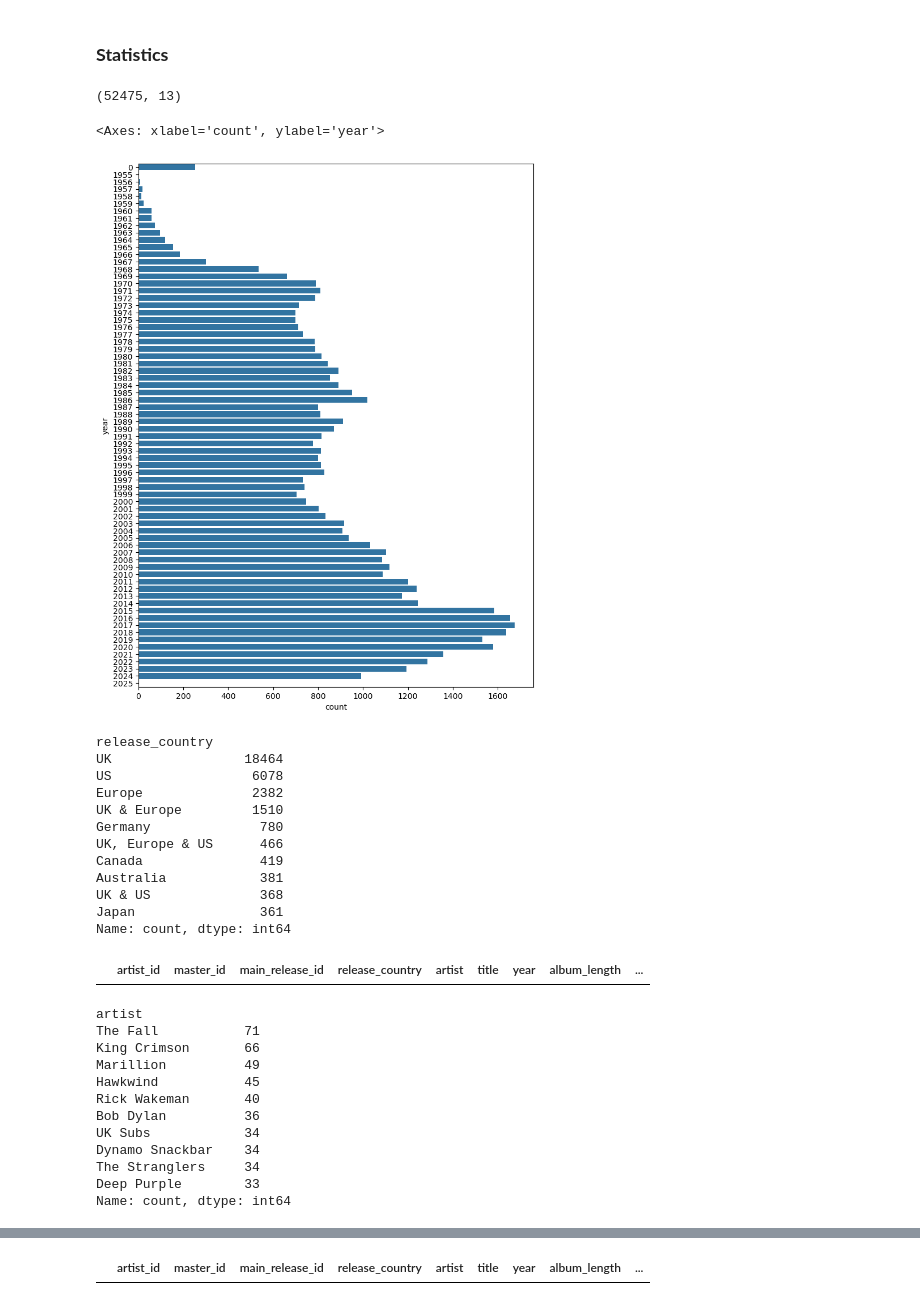
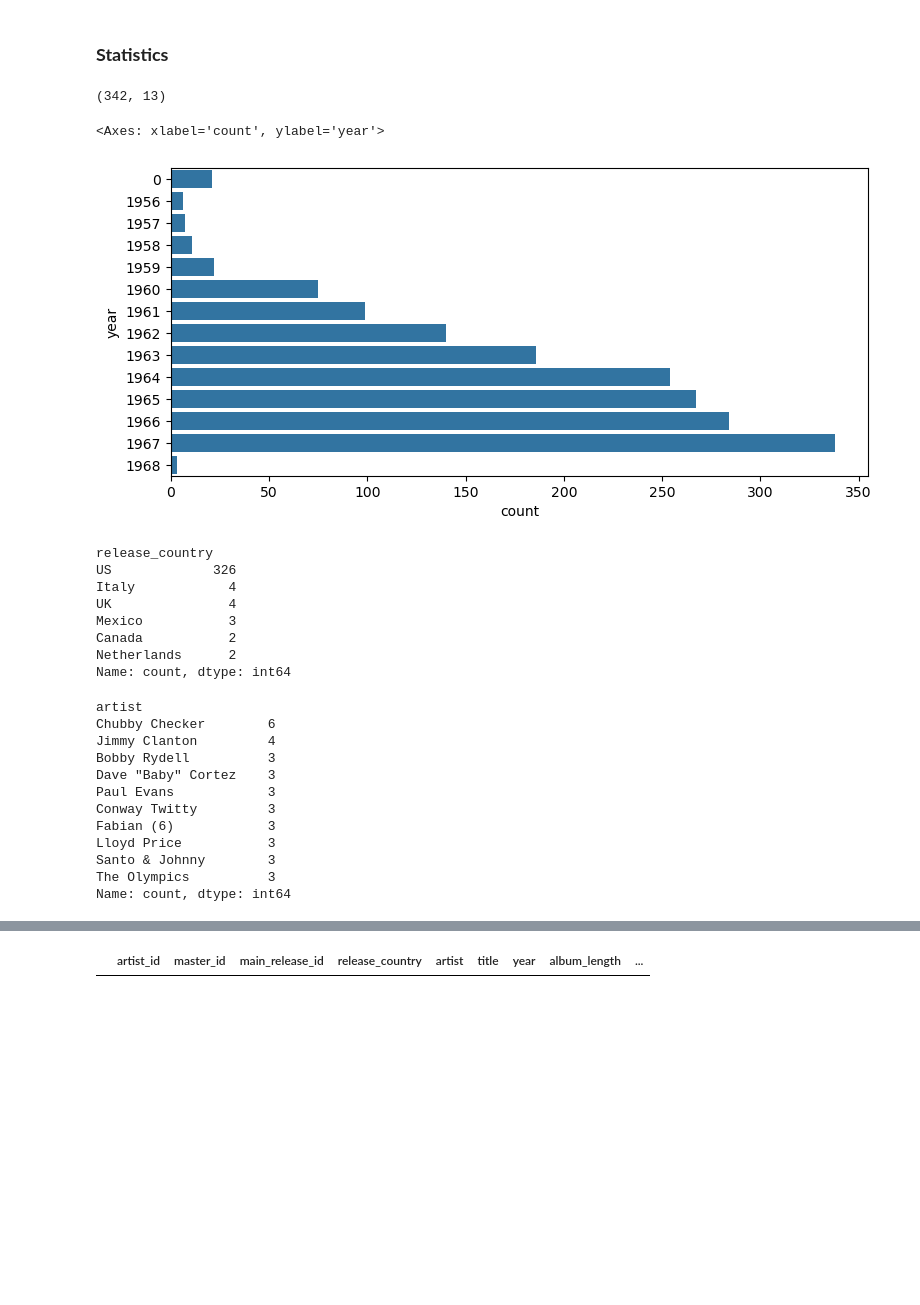
Before and after one commit to arnauog/what_the_rock, a Jupyter notebook: Discogs_API.ipynb, the cells around one changed output, grey strips where cells are left out. Cells and saved outputs as stored; diff of their text form; code cells hidden in the pictures; blank space fills up the shorter version.

```diff
--- a/Discogs_API.ipynb
+++ b/Discogs_API.ipynb
@@ -850,3 +879,5 @@ data.shape
+# %%
+data = pd.read_csv('Datasets/df_us_1968.csv')
 # %%
 print(f'{data.shape[0]} releases\n{data.artist.nunique()} different artists')
 # %% [output]
@@ -893,6 +939,6 @@ data.to_csv('Datasets/df_us_masters.csv', index=False)
 ### **Concat with the previous df**
 # %%
 # import the last df
-df_masters = pd.read_csv('Datasets/df_masters.csv')
+df_masters = pd.read_csv('Datasets/df_us_masters.csv')
 df_masters.shape
 # %% [output]
@@ -906,6 +946,6 @@ df_masters_70s.shape
 # %%
 # concat with the df of the albums I just scrapped
-df_masters_concat = pd.concat([data, df_masters_70s])
+df_masters_concat = pd.concat([df_masters, data])
 df_masters_concat.reset_index(drop=True, inplace=True)
 df_masters_concat.shape
 # %% [output]
@@ -912,0 +969,9 @@ df_masters_concat.shape
+# %%
+# check one by one if necessary
+try:
+    df_masters_concat.drop([1064], axis=0, inplace=True)
+    print('Rows dropped')
+    print(df_masters_concat.shape)
+except:
+    print("Couldn't drop these rows")
+    print(df_masters_concat.shape)
@@ -930,49 +996,41 @@ df_masters_concat.to_csv('Datasets/df_masters.csv', index=False)
 ### **Statistics**
 # %%
 # import the last df
-df_masters = pd.read_csv('Datasets/df_masters.csv')
+df_masters = pd.read_csv('Datasets/df_us_masters.csv')
 df_masters.shape
 # %% [output]
-(52475, 13)
+(342, 13)
 # %%
-plt.figure(figsize=(9,12))
+plt.figure(figsize=(9,4))
 sns.countplot(data=df_masters_concat, y='year')
 # %% [output]
 <Axes: xlabel='count', ylabel='year'>
-[figure, old version]
+[figure, new version]
 # %%
 df_masters_concat.release_country.value_counts().head(10)
 # %% [output]
 release_country
-UK                 18464
-US                  6078
-Europe              2382
-UK & Europe         1510
-Germany              780
-UK, Europe & US      466
-Canada               419
-Australia            381
-UK & US              368
-Japan                361
+US             326
+Italy            4
+UK               4
+Mexico           3
+Canada           2
+Netherlands      2
 Name: count, dtype: int64
-# %%
-df_masters_concat[df_masters_concat['artist']=='Extremoduro'].sort_values('year', ascending=False)
-# %% [output]
-|  | artist_id | master_id | main_release_id | release_country | artist | title | year | album_length | ... |
 # %%
 df_masters_concat.artist.value_counts().head(10)
 # %% [output]
 artist
-The Fall           71
-King Crimson       66
-Marillion          49
-Hawkwind           45
-Rick Wakeman       40
-Bob Dylan          36
-UK Subs            34
-Dynamo Snackbar    34
-The Stranglers     34
-Deep Purple        33
+Chubby Checker        6
+Jimmy Clanton         4
+Bobby Rydell          3
+Dave "Baby" Cortez    3
+Paul Evans            3
+Conway Twitty         3
+Fabian (6)            3
+Lloyd Price           3
+Santo & Johnny        3
+The Olympics          3
 Name: count, dtype: int64
 # %%
 df_masters_concat.genres.value_counts().head(10)
```
Also changed, not shown: parts of 37 cells of this notebook, 4 other files.
